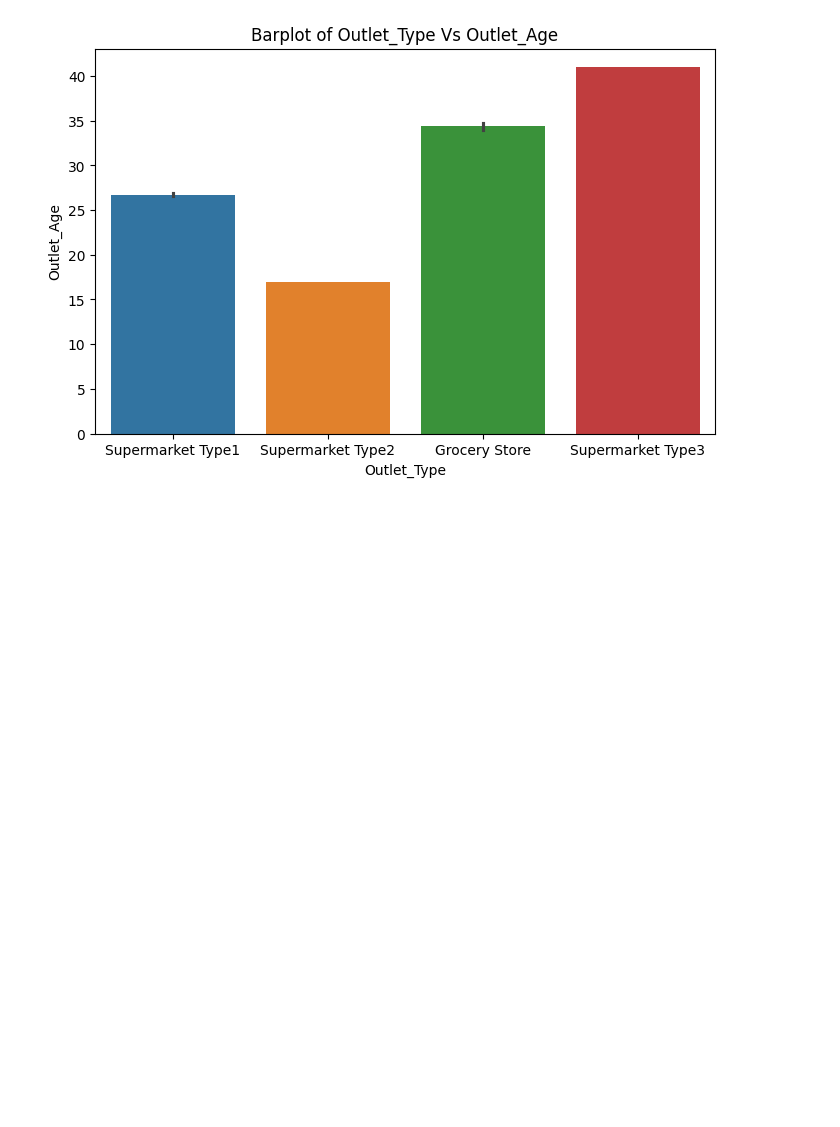
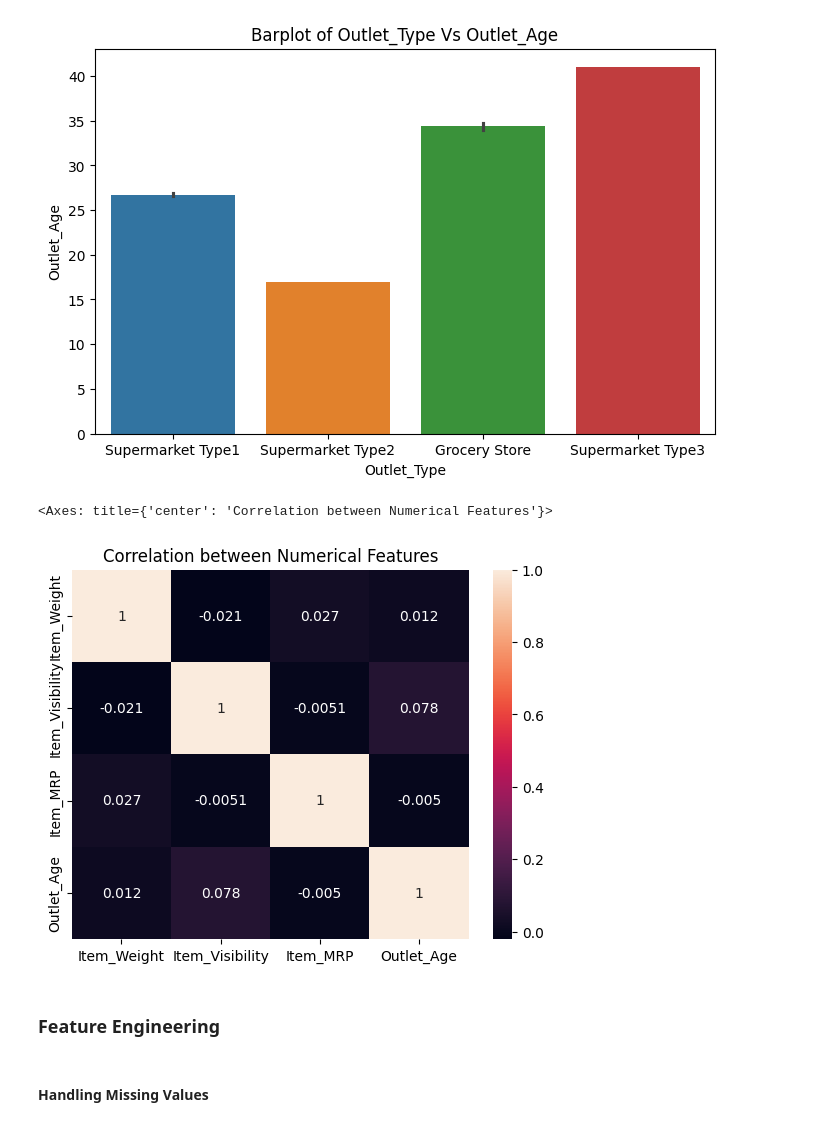
Before and after one commit to abhifg/Bigmart-Stores-Sales-Prediction, a Jupyter notebook: notebook/EDA_Bigmart_Stores_Sales_Predictin.ipynb, the cells around one changed output. Cells and saved outputs as stored; diff of their text form; code cells hidden in the pictures; blank space fills up the shorter version.

```diff
--- a/notebook/EDA_Bigmart_Stores_Sales_Predictin.ipynb
+++ b/notebook/EDA_Bigmart_Stores_Sales_Predictin.ipynb
@@ -253,3 +220,13 @@ sns.barplot(x='Outlet_Type',y='Outlet_Age',data=df,hue='Outlet_Type')
 # %% [output]
 <Axes: title={'center': 'Barplot of Outlet_Type Vs Outlet_Age'}, xlabel='Outlet_Type', ylabel='Outlet_Age'>
 [figure]
+# %%
+plt.title("Correlation between Numerical Features")
+sns.heatmap(df[['Item_Weight','Item_Visibility','Item_MRP','Outlet_Age']].corr(),annot=True)
+# %% [output]
+<Axes: title={'center': 'Correlation between Numerical Features'}>
+[figure, added]
+# %% [markdown]
+### Feature Engineering
+# %% [markdown]
+#### Handling Missing Values
```
Also changed, not shown: parts of 27 cells of this notebook, 2 other files.
